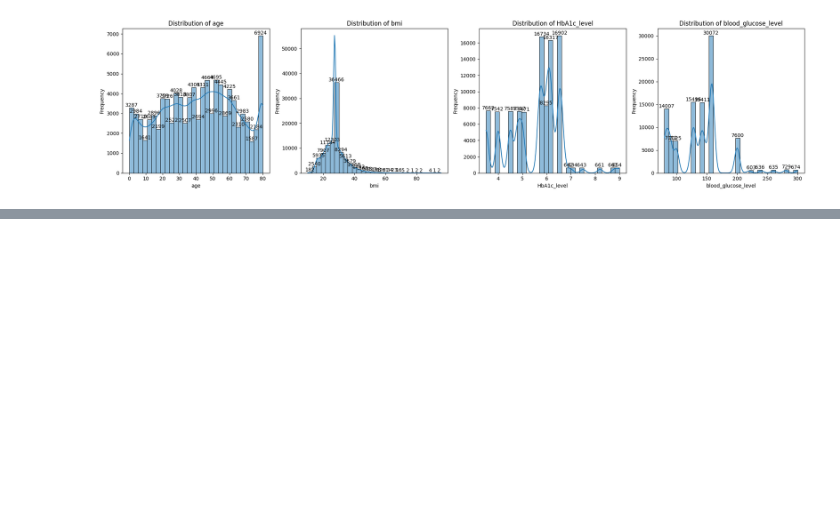
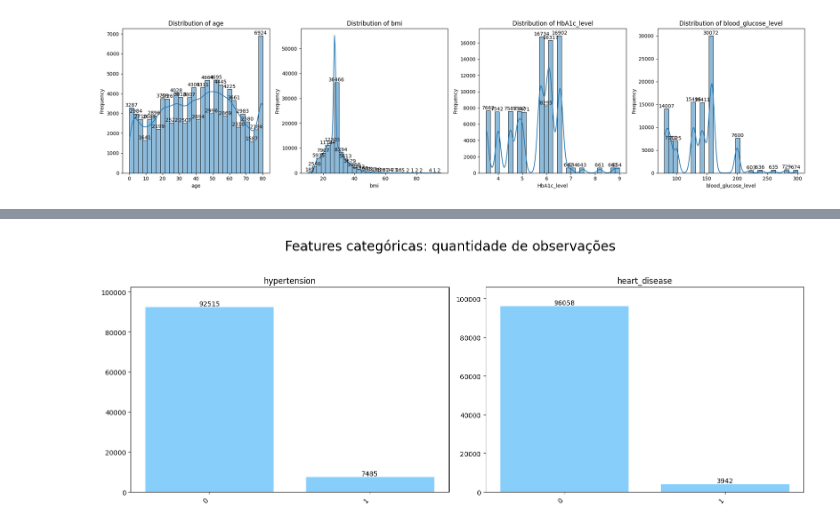
Before and after one commit to ana-delfino/nn_infnet, a Jupyter notebook: trabalho.ipynb, the cells around one changed output, grey strips where cells are left out. Cells and saved outputs as stored; diff of their text form; code cells hidden in the pictures; blank space fills up the shorter version.

```diff
--- a/trabalho.ipynb
+++ b/trabalho.ipynb
@@ -105,2 +59,4 @@ KeyError: 'name'
 # %%
-plot_bar_list_features(df=df, feature_list = string_features_bool[0:8])
+plot_bar_list_features(df=df, feature_list = string_features_bool)
+# %% [output]
+[figure, added]
```
Also changed, not shown: parts of 13 cells of this notebook, 1 other file.
